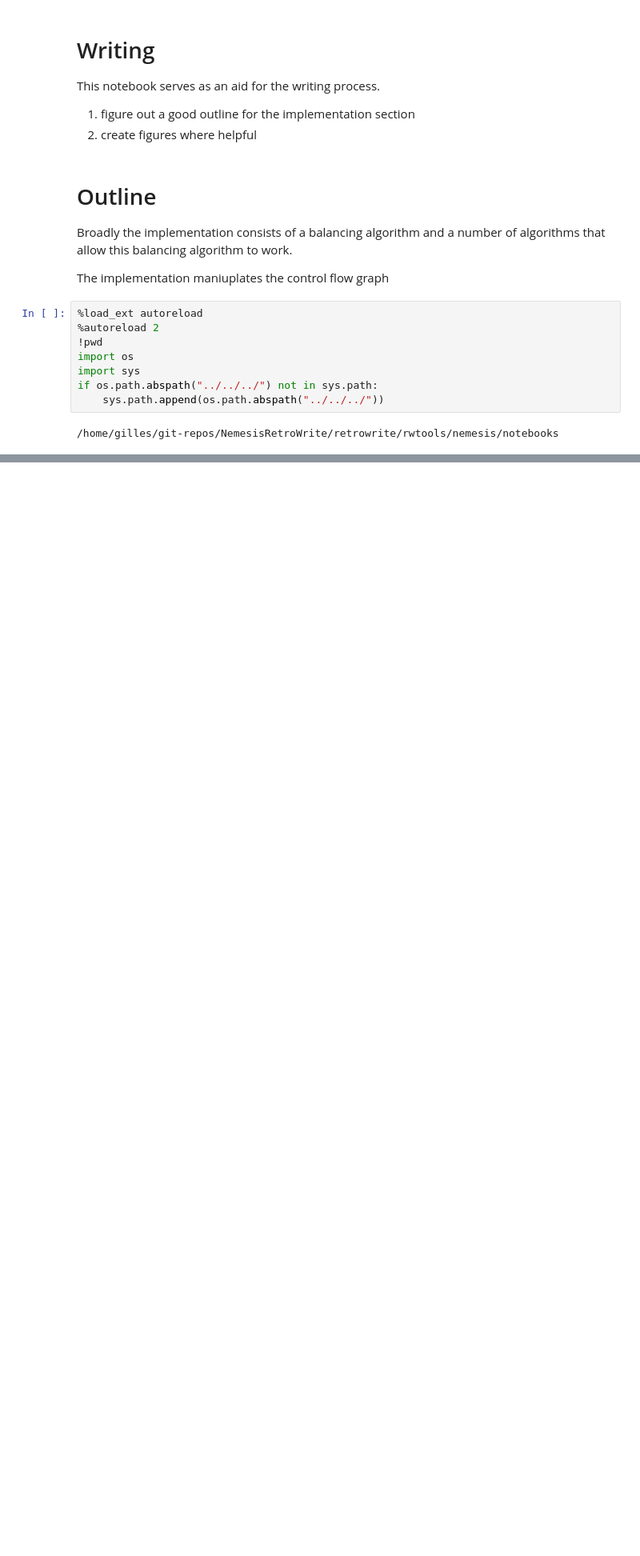
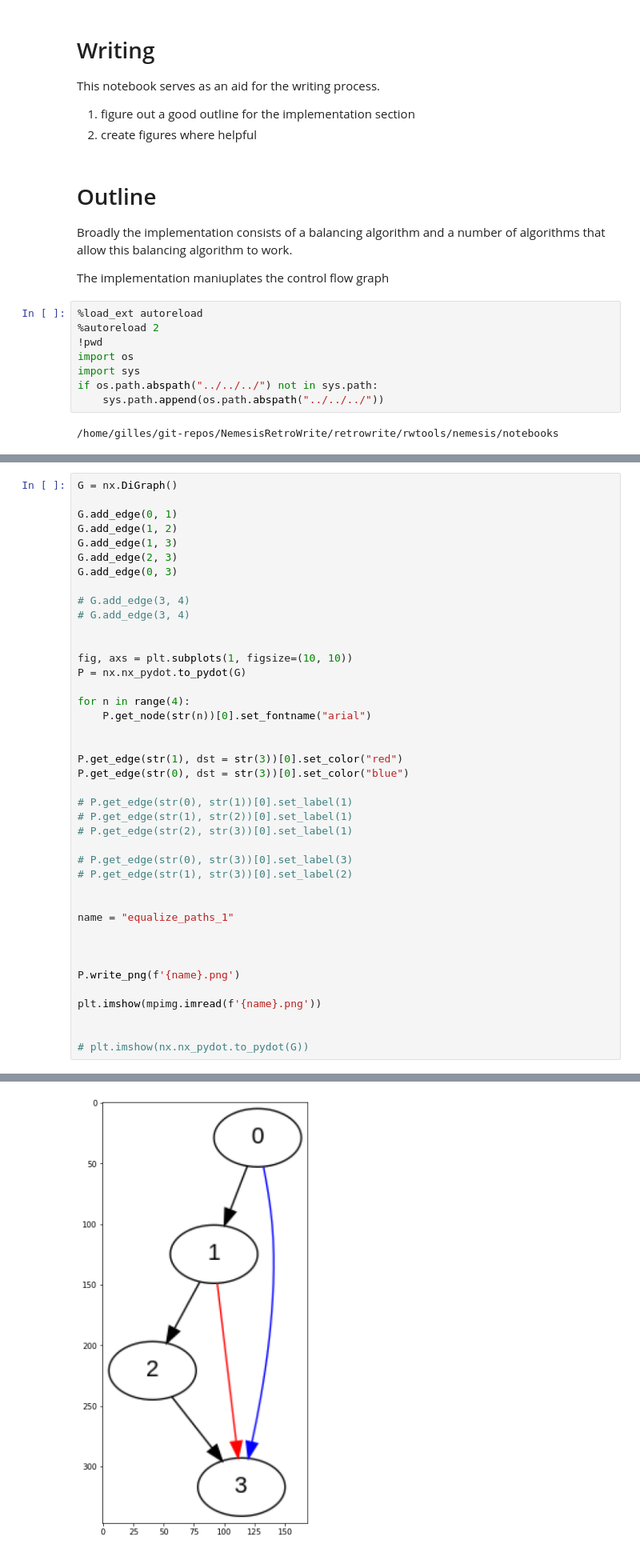
Before and after one commit to DBGilles/NemesisRetroWrite, a Jupyter notebook: retrowrite/rwtools/nemesis/notebooks/writing.ipynb, the cells around one changed output, grey strips where cells are left out. Shown at 80% size. Saved outputs shown, nothing was run; the diff lists cells and outputs as text; blank space fills up the shorter version.

```diff
--- a/retrowrite/rwtools/nemesis/notebooks/writing.ipynb
+++ b/retrowrite/rwtools/nemesis/notebooks/writing.ipynb
@@ -217,0 +265,42 @@ print(P)
+# %%
+G = nx.DiGraph()
+
+G.add_edge(0, 1)
+G.add_edge(1, 2)
+G.add_edge(1, 3)
+G.add_edge(2, 3)
+G.add_edge(0, 3)
+
+# G.add_edge(3, 4)
+# G.add_edge(3, 4)
+
+
+fig, axs = plt.subplots(1, figsize=(10, 10))
+P = nx.nx_pydot.to_pydot(G)
+
+for n in range(4):
+    P.get_node(str(n))[0].set_fontname("arial")
+
+
+P.get_edge(str(1), dst = str(3))[0].set_color("red")
+P.get_edge(str(0), dst = str(3))[0].set_color("blue")
+
+# P.get_edge(str(0), str(1))[0].set_label(1)
+# P.get_edge(str(1), str(2))[0].set_label(1)
+# P.get_edge(str(2), str(3))[0].set_label(1)
+
+# P.get_edge(str(0), str(3))[0].set_label(3)
+# P.get_edge(str(1), str(3))[0].set_label(2)
+
+
+name = "equalize_paths_1"
+
+
+
+P.write_png(f'{name}.png')
+
+plt.imshow(mpimg.imread(f'{name}.png'))
+
+
+# plt.imshow(nx.nx_pydot.to_pydot(G))
+# %% [output]
@@ -217,0 +308 @@ print(P)
+[figure, added]
```
Also changed, not shown: parts of 13 cells of this notebook, 16 other files.
